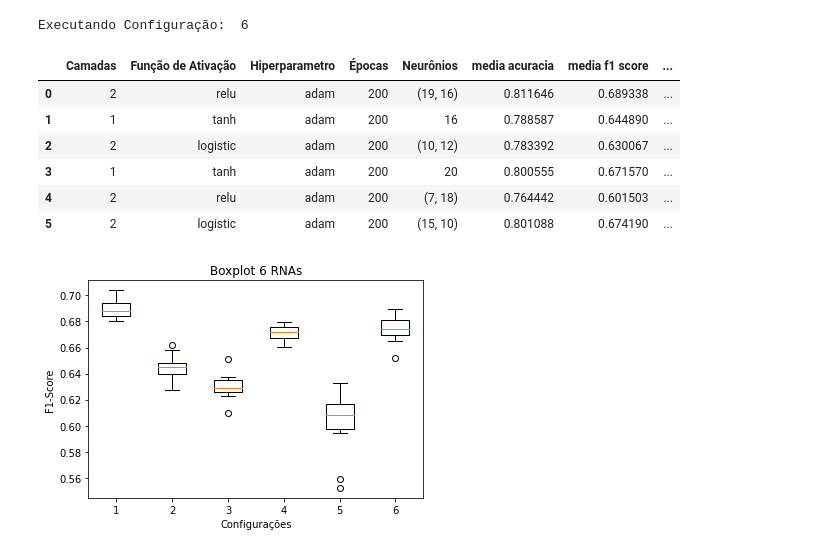
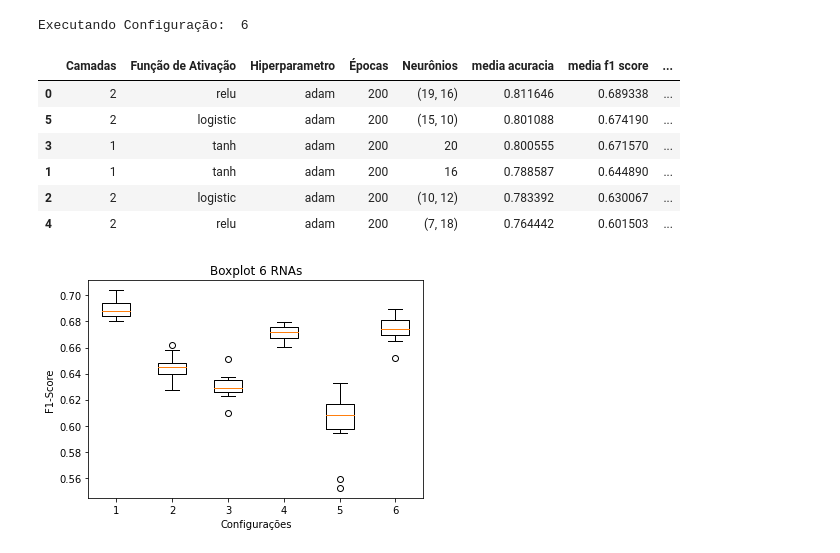
Before and after one commit to elloa-uea/projeto-pratico-3-ao-infinito-e-so, a Jupyter notebook: notebooks/PP3.3 - Proposição e Avaliação de RNAs.ipynb, the cells around one changed output. Saved outputs shown, nothing was run; the diff lists cells and outputs as text; code cells hidden in the pictures.

```diff
--- a/notebooks/PP3.3 - Proposição e Avaliação de RNAs.ipynb
+++ b/notebooks/PP3.3 - Proposição e Avaliação de RNAs.ipynb
@@ -683,16 +683,17 @@ df_top['media acuracia'] = medias_acuracia
 df_top['media f1 score'] = medias_f1score
 df_top['dp f1 acuracia'] = dp_acuracia
 df_top['dp f1 score'] = dp_f1score
-# %%
-df_top
-# %% [output]
-|  | Camadas | Função de Ativação | Hiperparametro | Épocas | Neurônios | media acuracia | media f1 score | ... |
-| 0 | 2 | relu | adam | 200 | (19, 16) | 0.811646 | 0.689338 | ... |
-| 1 | 1 | tanh | adam | 200 | 16 | 0.788587 | 0.644890 | ... |
-| 2 | 2 | logistic | adam | 200 | (10, 12) | 0.783392 | 0.630067 | ... |
-| 3 | 1 | tanh | adam | 200 | 20 | 0.800555 | 0.671570 | ... |
-| 4 | 2 | relu | adam | 200 | (7, 18) | 0.764442 | 0.601503 | ... |
-| 5 | 2 | logistic | adam | 200 | (15, 10) | 0.801088 | 0.674190 | ... |
+# %%
+df_top = df_top.sort_values(['media f1 score'], ascending= False, kind='mergesort')
+df_top
+# %% [output]
+|  | Camadas | Função de Ativação | Hiperparametro | Épocas | Neurônios | media acuracia | media f1 score | ... |
+| 0 | 2 | relu | adam | 200 | (19, 16) | 0.811646 | 0.689338 | ... |
+| 5 | 2 | logistic | adam | 200 | (15, 10) | 0.801088 | 0.674190 | ... |
+| 3 | 1 | tanh | adam | 200 | 20 | 0.800555 | 0.671570 | ... |
+| 1 | 1 | tanh | adam | 200 | 16 | 0.788587 | 0.644890 | ... |
+| 2 | 2 | logistic | adam | 200 | (10, 12) | 0.783392 | 0.630067 | ... |
+| 4 | 2 | relu | adam | 200 | (7, 18) | 0.764442 | 0.601503 | ... |
 # %%
 }dados = scores.reshape(6, 10)
 dados = pd.DataFrame(data=dados)
```
Also changed, not shown: parts of 2 cells of this notebook.
